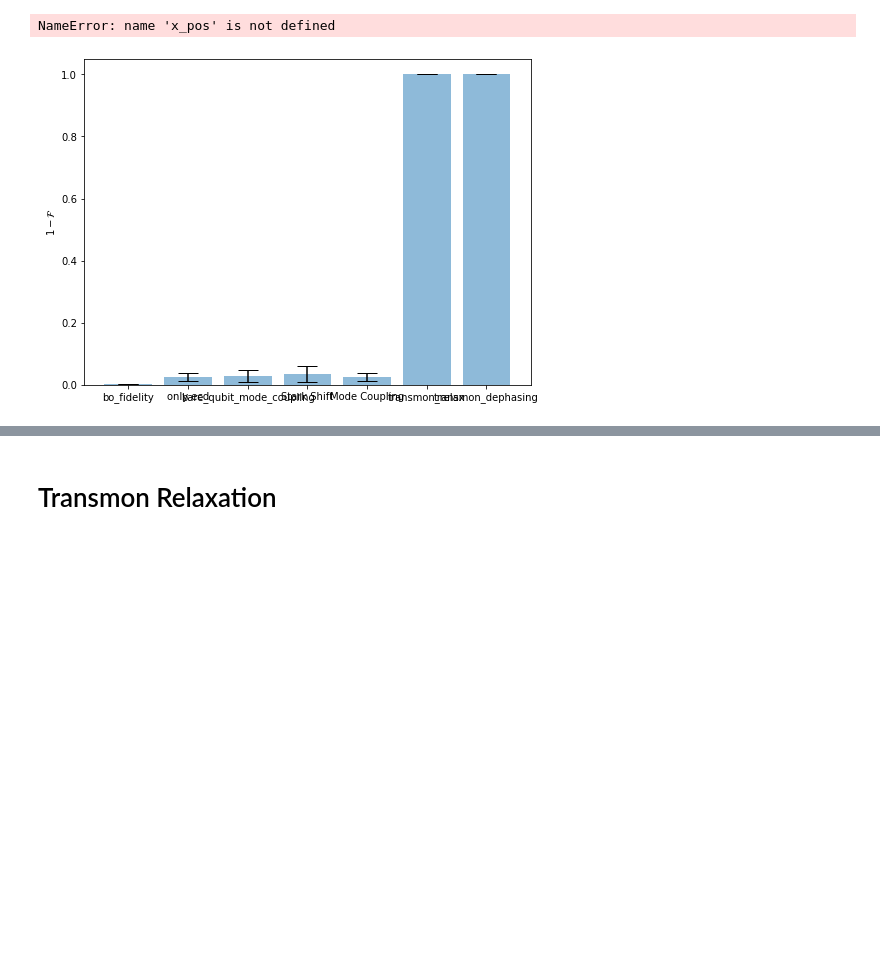
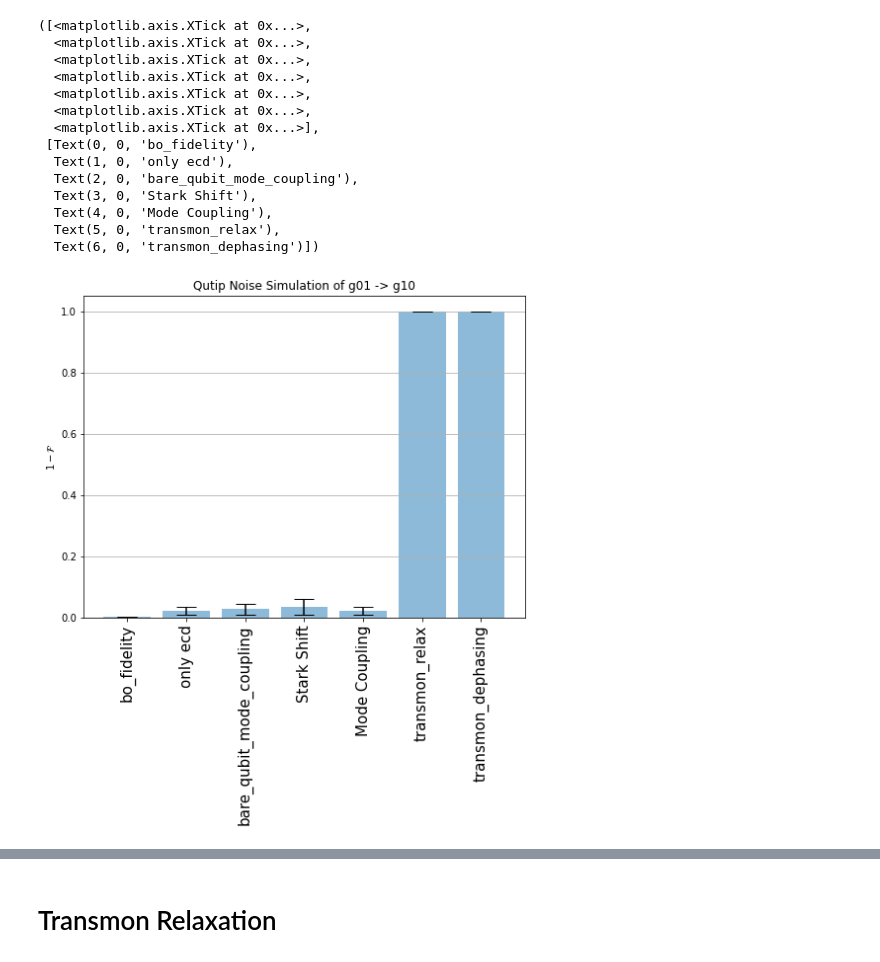
Before and after one commit to EeshGupta/Multimode-Conditional-Displacements, a Jupyter notebook: hpc_runs/two_mode_ecd/noise_sim_trans_relax_Aug1/Plotter.ipynb, the cells around one changed output, grey strips where cells are left out. Saved outputs shown, nothing was run; the diff lists cells and outputs as text; code cells hidden in the pictures; blank space fills up the shorter version.

```diff
--- a/hpc_runs/two_mode_ecd/noise_sim_trans_relax_Aug1/Plotter.ipynb
+++ b/hpc_runs/two_mode_ecd/noise_sim_trans_relax_Aug1/Plotter.ipynb
@@ -40,22 +40,35 @@ df
 | 12 | 0.996151 | 0.996892 | [-5.3234910e-01+0.40944073j 1.748... | [-1.0163183 +0.4193015j -3.339142... | [ 0. -2.6540499 -3.0331106 1.7226... | [-3.1135798 -1.6277546 -3.1389937... | 0.986340 | 0.920232 | ... |
 # %%
 conditions = ['bo_fidelity', 'only ecd', 'bare_qubit_mode_coupling','Stark Shift', 'Mode Coupling', 'transmon_relax','transmon_dephasing']
-#x_pos = np.arange(len(conditions))
+x_pos = np.arange(len(conditions))
 bars = []
 bars_err = []
 for i in range(len(conditions)):
     listy = list(df[conditions[i]])
     bars.append(1 - np.mean(listy))
     bars_err.append(np.std(listy))
 
 fig, ax = plt.subplots(figsize = (8,6))
 ax.bar(conditions, bars, yerr=bars_err, align='center', alpha=0.5, ecolor='black', capsize=10)
 ax.set_ylabel('$1-\mathcal{F}$')
-ax.set_xticks(x_pos)
+#ax.set_xticks(x_pos)
 ax.set_xticklabels(conditions, fontsize = 15)
 ax.set_title('Qutip Noise Simulation of g01 -> g10')
 ax.yaxis.grid(True)
 plt.xticks(range(len(conditions)), conditions, rotation = 90)
 # %% [output]
-NameError: name 'x_pos' is not defined
+([<matplotlib.axis.XTick at 0x...>,
+  <matplotlib.axis.XTick at 0x...>,
+  <matplotlib.axis.XTick at 0x...>,
+  <matplotlib.axis.XTick at 0x...>,
+  <matplotlib.axis.XTick at 0x...>,
+  <matplotlib.axis.XTick at 0x...>,
+  <matplotlib.axis.XTick at 0x...>],
+ [Text(0, 0, 'bo_fidelity'),
+  Text(1, 0, 'only ecd'),
+  Text(2, 0, 'bare_qubit_mode_coupling'),
+  Text(3, 0, 'Stark Shift'),
+  Text(4, 0, 'Mode Coupling'),
+  Text(5, 0, 'transmon_relax'),
+  Text(6, 0, 'transmon_dephasing')])
-[figure, old version]
+[figure, new version]
```
Also changed, not shown: parts of 6 cells of this notebook, 7 other files.
